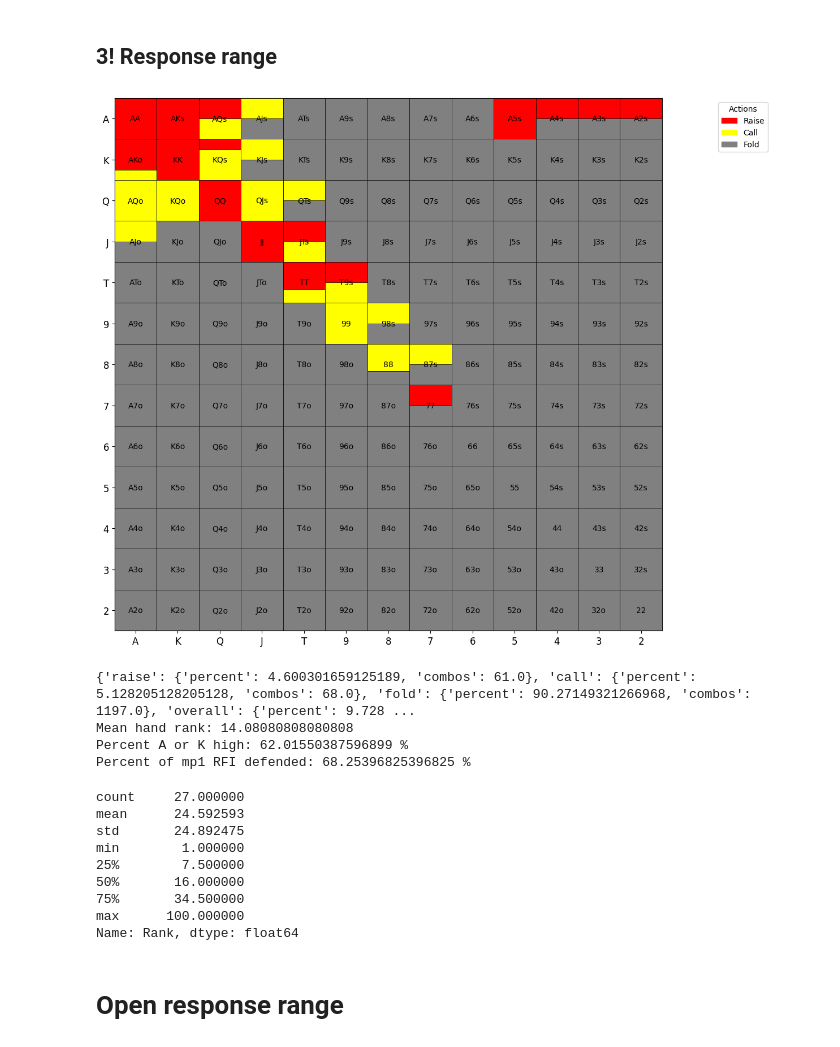
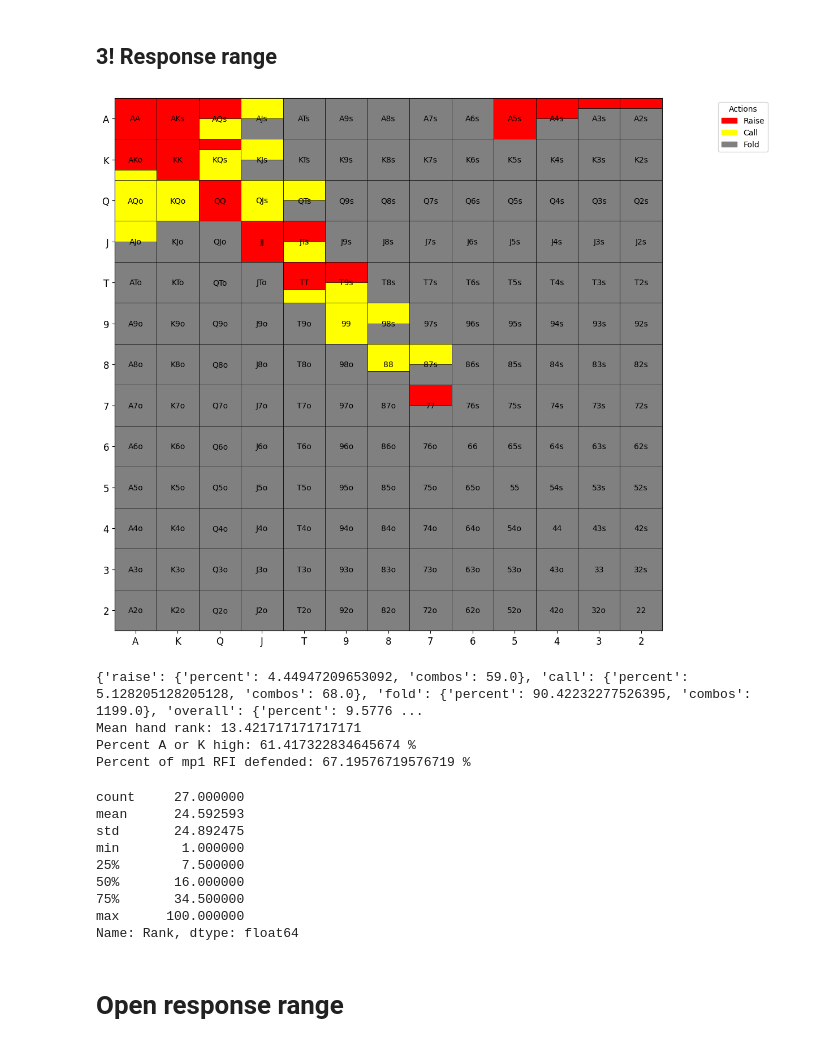
Before and after one commit to KunaalAgarwal/poker_analysis, a Jupyter notebook: src/mp1_ranges.ipynb, the cells around one changed output. Drawn from its saved outputs; the diff is of its cells as text; code cells hidden in the pictures.

```diff
--- a/src/mp1_ranges.ipynb
+++ b/src/mp1_ranges.ipynb
@@ -159,8 +159,8 @@ response_3bet_range = {
     # 4bet bluffs
     "A5s": {"raise": 1.0, "call": 0.0}, # slightly higher frequency as more straight potentials
     "A4s": {"raise": 0.5, "call": 0.0},
-    "A3s": {"raise": 0.5, "call": 0.0},
-    "A2s": {"raise": 0.5, "call": 0.0},
+    "A3s": {"raise": 0.25, "call": 0.0},
+    "A2s": {"raise": 0.25, "call": 0.0},
 
     "AKo": {"raise": .75, "call": 0.25}, # calls to uncap the flatting range
     "AQo": {"raise": 0.0, "call": 1.0}, # strong pure call
@@ -193,38 +193,38 @@ response_3bet_range = {
     "T9s": {"raise": 0.5, "call": 0.5}, # using as a call and 4bet bluff, unblocks some of the lower pairs that are pure folds to 4bets and is playable
     "T8s": {"raise": 0.0, "call": 0.0},
 
     "98s": {"raise": 0.0, "call": 0.5}, # call sometimes
     "97s": {"raise": 0.0, "call": 0.0},
 
     "87s": {"raise": 0.0, "call": 0.5}, # call sometimes
     "86s": {"raise": 0.0, "call": 0.0},
 
     "76s": {"raise": 0.0, "call": 0.0}, # not a great suited connector thus can fold
     "75s": {"raise": 0.0, "call": 0.0},
 
     "65s": {"raise": 0.0, "call": 0.0},
 }
 # Visualize the range
 response_3bet = range_construction.generate_range(response_3bet_range, '../ranges/mp1_ranges/mp1_3!response.png')
 response_3bet_distribution = range_construction.range_hand_distribution(response_3bet_range)
 response_3bet_percent_by_actions = range_construction.range_percent_by_all_actions(response_3bet_range)
 response_3bet_mean_hand_rank = range_construction.average_range_rank(response_3bet_range)
 
 defended_rfi = 100*response_3bet_percent_by_actions['overall']['combos'] / rfi_percent_by_actions['overall']['combos']
 
 print(response_3bet_percent_by_actions)
 print(f'Mean hand rank: {response_3bet_mean_hand_rank}')
 print(f'Percent A or K high: {range_construction.percent_range_high_card(response_3bet_range)} %')
 print(f'Percent of mp1 RFI defended: {defended_rfi} %')
 
 response_3bet_distribution[1].to_csv('../ranges/mp1_ranges/mp1_3bet_response_distribution.csv')
 response_3bet_distribution[0]
 # %% [output]
-[figure, old version]
+[figure, new version]
-{'raise': {'percent': 4.600301659125189, 'combos': 61.0}, 'call': {'percent': 5.128205128205128, 'combos': 68.0}, 'fold': {'percent': 90.27149321266968, 'combos': 1197.0}, 'overall': {'percent': 9.728 ...
-Mean hand rank: 14.08080808080808
-Percent A or K high: 62.01550387596899 %
-Percent of mp1 RFI defended: 68.25396825396825 %
+{'raise': {'percent': 4.44947209653092, 'combos': 59.0}, 'call': {'percent': 5.128205128205128, 'combos': 68.0}, 'fold': {'percent': 90.42232277526395, 'combos': 1199.0}, 'overall': {'percent': 9.5776 ...
+Mean hand rank: 13.421717171717171
+Percent A or K high: 61.417322834645674 %
+Percent of mp1 RFI defended: 67.19576719576719 %
 count     27.000000
 mean      24.592593
 std       24.892475
```
Also changed, not shown: 9 other files.
